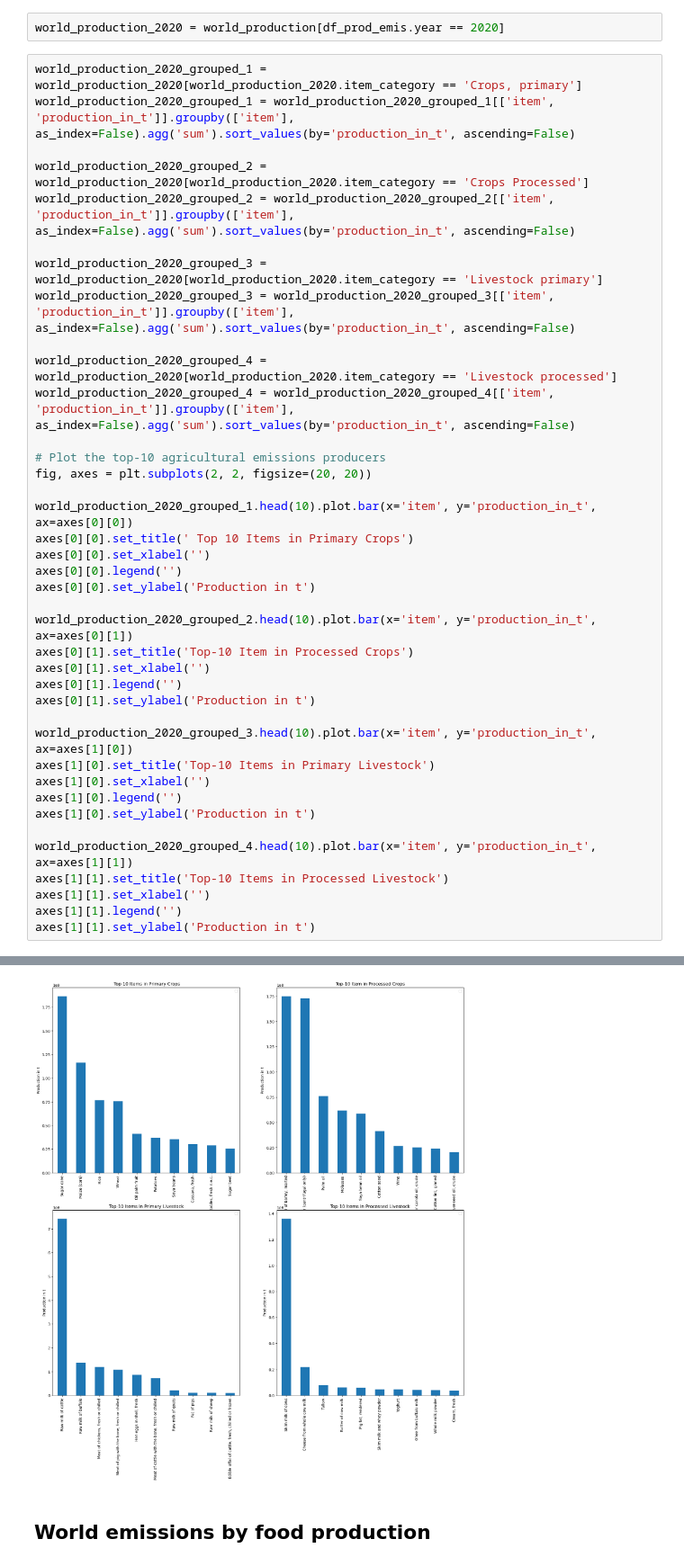
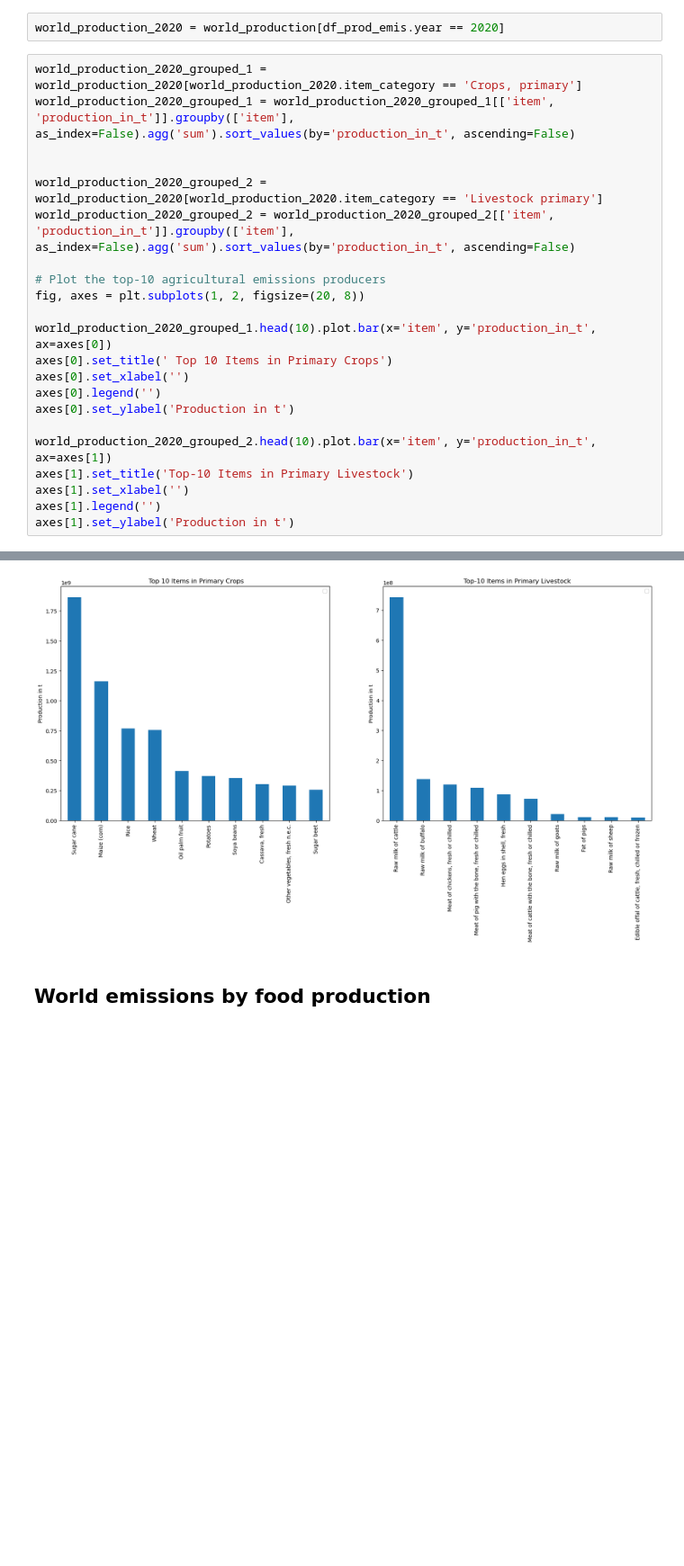
Before and after one commit to kostinam/neuefische-capstone, a Jupyter notebook: cl-eda.ipynb, the cells around one changed output, grey strips where cells are left out. Shown at 90% size. Cells and saved outputs as stored; diff of their text form; blank space fills up the shorter version.

```diff
--- a/cl-eda.ipynb
+++ b/cl-eda.ipynb
@@ -115,45 +115,28 @@ world_production_2020 = world_production[df_prod_emis.year == 2020]
 # %%
 world_production_2020_grouped_1 = world_production_2020[world_production_2020.item_category == 'Crops, primary']
 world_production_2020_grouped_1 = world_production_2020_grouped_1[['item', 'production_in_t']].groupby(['item'], as_index=False).agg('sum').sort_values(by='production_in_t', ascending=False)
 
-world_production_2020_grouped_2 = world_production_2020[world_production_2020.item_category == 'Crops Processed']
+
+world_production_2020_grouped_2 = world_production_2020[world_production_2020.item_category == 'Livestock primary']
 world_production_2020_grouped_2 = world_production_2020_grouped_2[['item', 'production_in_t']].groupby(['item'], as_index=False).agg('sum').sort_values(by='production_in_t', ascending=False)
 
-world_production_2020_grouped_3 = world_production_2020[world_production_2020.item_category == 'Livestock primary']
-world_production_2020_grouped_3 = world_production_2020_grouped_3[['item', 'production_in_t']].groupby(['item'], as_index=False).agg('sum').sort_values(by='production_in_t', ascending=False)
+# Plot the top-10 agricultural emissions producers
+fig, axes = plt.subplots(1, 2, figsize=(20, 8))
 
-world_production_2020_grouped_4 = world_production_2020[world_production_2020.item_category == 'Livestock processed']
-world_production_2020_grouped_4 = world_production_2020_grouped_4[['item', 'production_in_t']].groupby(['item'], as_index=False).agg('sum').sort_values(by='production_in_t', ascending=False)
+world_production_2020_grouped_1.head(10).plot.bar(x='item', y='production_in_t', ax=axes[0])
+axes[0].set_title(' Top 10 Items in Primary Crops')
+axes[0].set_xlabel('')
+axes[0].legend('')
+axes[0].set_ylabel('Production in t')
 
-# Plot the top-10 agricultural emissions producers
-fig, axes = plt.subplots(2, 2, figsize=(20, 20))
-
-world_production_2020_grouped_1.head(10).plot.bar(x='item', y='production_in_t', ax=axes[0][0])
-axes[0][0].set_title(' Top 10 Items in Primary Crops')
-axes[0][0].set_xlabel('')
-axes[0][0].legend('')
-axes[0][0].set_ylabel('Production in t')
-
-world_production_2020_grouped_2.head(10).plot.bar(x='item', y='production_in_t', ax=axes[0][1])
-axes[0][1].set_title('Top-10 Item in Processed Crops')
-axes[0][1].set_xlabel('')
-axes[0][1].legend('')
-axes[0][1].set_ylabel('Production in t')
-
-world_production_2020_grouped_3.head(10).plot.bar(x='item', y='production_in_t', ax=axes[1][0])
-axes[1][0].set_title('Top-10 Items in Primary Livestock')
-axes[1][0].set_xlabel('')
-axes[1][0].legend('')
-axes[1][0].set_ylabel('Production in t')
-
-world_production_2020_grouped_4.head(10).plot.bar(x='item', y='production_in_t', ax=axes[1][1])
-axes[1][1].set_title('Top-10 Items in Processed Livestock')
-axes[1][1].set_xlabel('')
-axes[1][1].legend('')
-axes[1][1].set_ylabel('Production in t')
+world_production_2020_grouped_2.head(10).plot.bar(x='item', y='production_in_t', ax=axes[1])
+axes[1].set_title('Top-10 Items in Primary Livestock')
+axes[1].set_xlabel('')
+axes[1].legend('')
+axes[1].set_ylabel('Production in t')
 # %% [output]
 Text(0, 0.5, 'Production in t')
-[figure, old version]
+[figure, new version]
 # %% [markdown]
 ## World emissions by food production
 # %%
```
Also changed, not shown: parts of 20 cells of this notebook.
